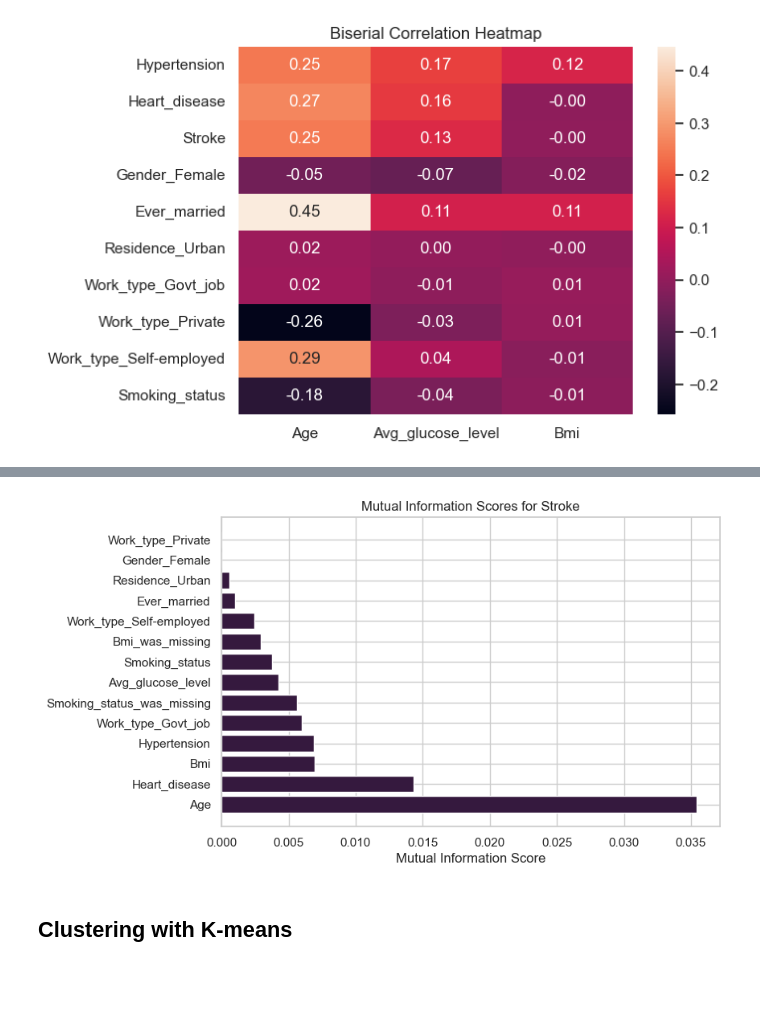
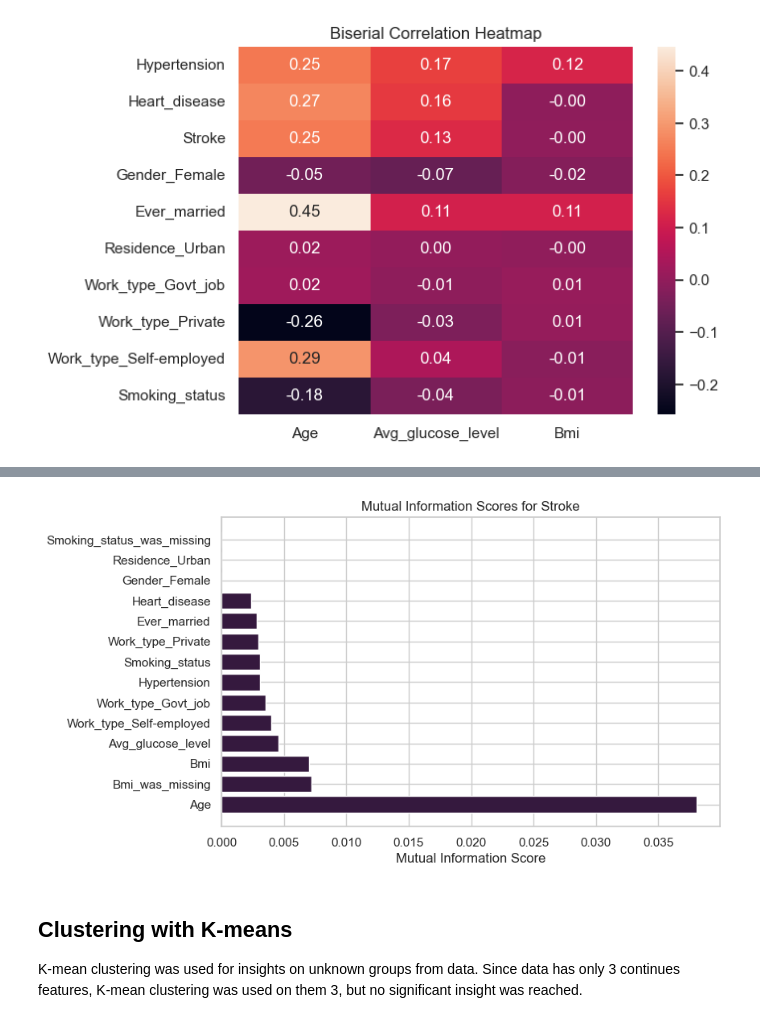
Before and after one commit to Padebeselis/Stroke_Prediction, a Jupyter notebook: EDA.ipynb, the cells around one changed output, grey strips where cells are left out. Drawn from its saved outputs; the diff is of its cells as text; code cells hidden in the pictures; blank space fills up the shorter version.

```diff
--- a/EDA.ipynb
+++ b/EDA.ipynb
@@ -361,25 +331,52 @@ stroke_data_dummies = help_tool.dummy_columns(stroke_data, ['Work_type'])
 # %%
+stroke_data_dummies = help_tool.dummy_columns(stroke_data, ['Work_type'])
+
 # Scalling 0 to 1, as KNN is sensitive to neighbor distince
+
 stroke_data_dummies['Age_rescaled'] = stroke_data_dummies['Age']/100
+
 stroke_data_dummies['Avg_glucose_level_rescaled'] = stroke_data_dummies['Avg_glucose_level']/300
+
 stroke_data_dummies['Bmi_rescaled'] = stroke_data_dummies['Bmi']/100
 
+
 # Removing non-scalled features
-def_imputation = stroke_data_dummies.drop(['Bmi', 'Avg_glucose_level', 'Age', 'Bmi_was_missing', 'Smoking_status_was_missing'], axis=1)
+
+def_imputation = stroke_data_dummies.drop(
+    ['Bmi', 'Avg_glucose_level', 'Age', 'Bmi_was_missing', 'Smoking_status_was_missing'], axis=1)
+
 
 
 # KNNImputer for NaN values
+
 imputer = KNNImputer(n_neighbors=5, weights='uniform', metric='nan_euclidean')
+
 imputer.fit(def_imputation)
+
 imputed_features = imputer.transform(def_imputation)
+
 imputed_df = pd.DataFrame(imputed_features, columns=def_imputation.columns)
 
 
+
 # Rescalling back BMI
+
 imputed_df['Age'] = imputed_df['Age_rescaled']*100
+
 imputed_df['Avg_glucose_level'] = imputed_df['Avg_glucose_level_rescaled']*300
+
 imputed_df['Bmi'] = imputed_df['Bmi_rescaled']*100
+
+stroke_data_dummies = imputed_df.drop(
+    ['Age_rescaled', 'Avg_glucose_level_rescaled', 'Bmi_rescaled'], axis=1)
+
+# Reseting indexes as they got uneven after imputation
+imputed_df.reset_index(drop=True, inplace=True)
+stroke_data.reset_index(drop=True, inplace=True)
+
+# Assigning new values
+stroke_data['Bmi'] = imputed_df['Bmi']
+stroke_data['Smoking_status'] = imputed_df['Smoking_status'].round().astype(int)
+
+# Rewriting stroke_data_dummies to fit the new structure
+stroke_data_dummies = help_tool.dummy_columns(stroke_data, ['Work_type'])
-# %%
-imputed_df['Age'] = imputed_df['Age_rescaled']*100
-imputed_df['Avg_glucose_level'] = imputed_df['Avg_glucose_level_rescaled']*100
-stroke_data_dummies=imputed_df.drop(['Age_rescaled', 'Avg_glucose_level_rescaled', 'Bmi_rescaled'], axis=1)
@@ -463,22 +476,22 @@ stroke_data_rescalled['Bmi'] = stroke_data_rescalled['Bmi']/100
 # %%
 X = stroke_data_rescalled.drop('Stroke', axis=1)
 y = stroke_data_rescalled['Stroke']
 
 # Compute mutual information scores
-mi_scores = pd.DataFrame(mutual_info_classif(X, y), index=X.columns, columns=['Mutual Information Gain'])
-mi_scores.sort_values(by='Mutual Information Gain', ascending=False, inplace=True)
+mi_scores = pd.DataFrame(mutual_info_classif(
+    X, y), index=X.columns, columns=['Mutual Information Gain'])
+mi_scores.sort_values(by='Mutual Information Gain',
+                      ascending=False, inplace=True)
 
 # Visualize the scores
 width = np.arange(len(mi_scores))
 ticks = list(mi_scores.index)
 
 plt.figure(dpi=100, figsize=(8, 5))
 plt.barh(width, mi_scores['Mutual Information Gain'])
 plt.yticks(width, ticks)
 plt.xlabel("Mutual Information Score")
 plt.title("Mutual Information Scores for Stroke")
 plt.show()
 # %% [output]
-[figure, old version]
+[figure, new version]
-# %% [markdown]
-## Clustering with K-means
@@ -490,3 +498,6 @@ from sklearn.cluster import KMeans
+# %% [markdown]
+## Clustering with K-means
+K-mean clustering was used for insights on unknown groups from data. Since data has only 3 continues features, K-mean clustering was used on them 3, but no significant insight was reached.
 # %%
 kmeans = KMeans(n_clusters=6, n_init=10)
 X["Cluster"] = kmeans.fit_predict(X[['Age', 'Gender_Female', 'Avg_glucose_level',
```
Also changed, not shown: parts of 78 cells of this notebook, 2 other files.
